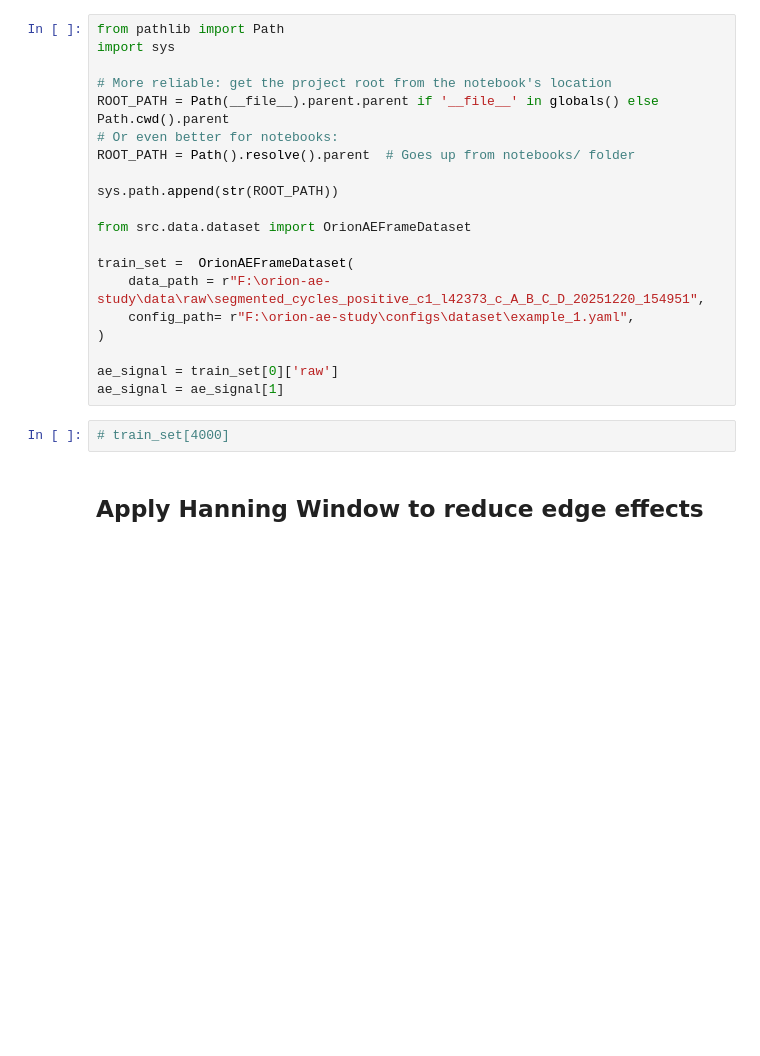
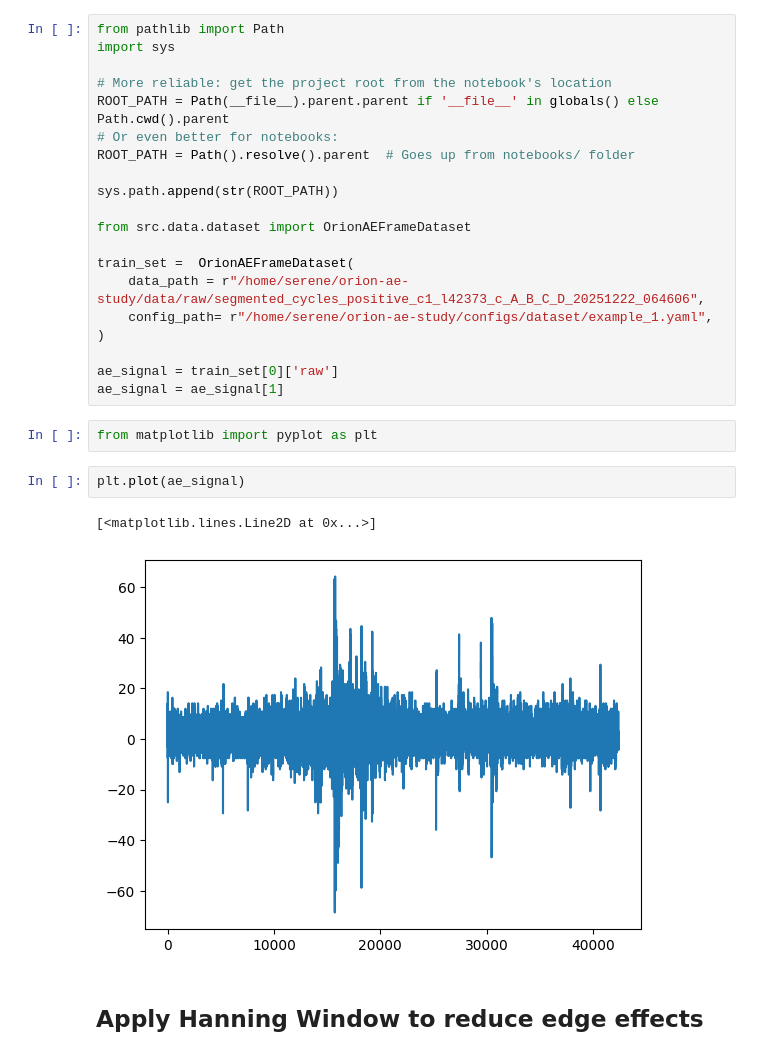
Before and after one commit to serene4uto/orion-ae-study, a Jupyter notebook: notebooks/test-feature-extraction.ipynb, the cells around one changed output. Drawn from its saved outputs; the diff is of its cells as text; blank space fills up the shorter version.

```diff
--- a/notebooks/test-feature-extraction.ipynb
+++ b/notebooks/test-feature-extraction.ipynb
@@ -12,14 +12,19 @@ sys.path.append(str(ROOT_PATH))
 from src.data.dataset import OrionAEFrameDataset
 
 train_set =  OrionAEFrameDataset(
-    data_path = r"F:\orion-ae-study\data\raw\segmented_cycles_positive_c1_l42373_c_A_B_C_D_20251220_154951",
-    config_path= r"F:\orion-ae-study\configs\dataset\example_1.yaml",
+    data_path = r"/home/serene/orion-ae-study/data/raw/segmented_cycles_positive_c1_l42373_c_A_B_C_D_20251222_064606",
+    config_path= r"/home/serene/orion-ae-study/configs/dataset/example_1.yaml",
 )
 
 ae_signal = train_set[0]['raw']
 ae_signal = ae_signal[1]
+# %%
+from matplotlib import pyplot as plt
 # %%
-# train_set[4000]
+plt.plot(ae_signal)
+# %% [output]
+[<matplotlib.lines.Line2D at 0x...>]
+[figure, added]
 # %% [markdown]
 ## Apply Hanning Window to reduce edge effects
 # %%
```
Also changed, not shown: parts of 1 cell of this notebook, 5 other files.
